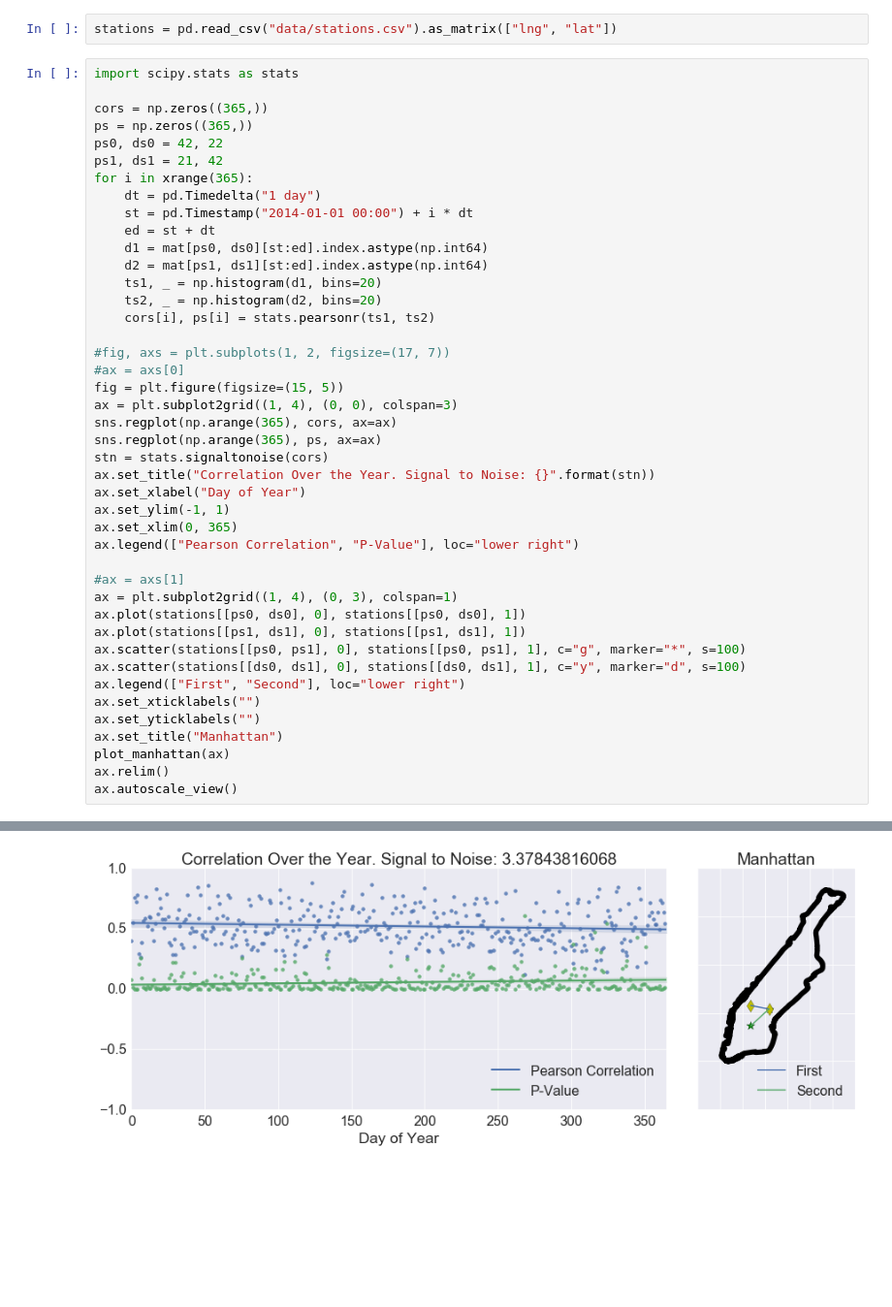
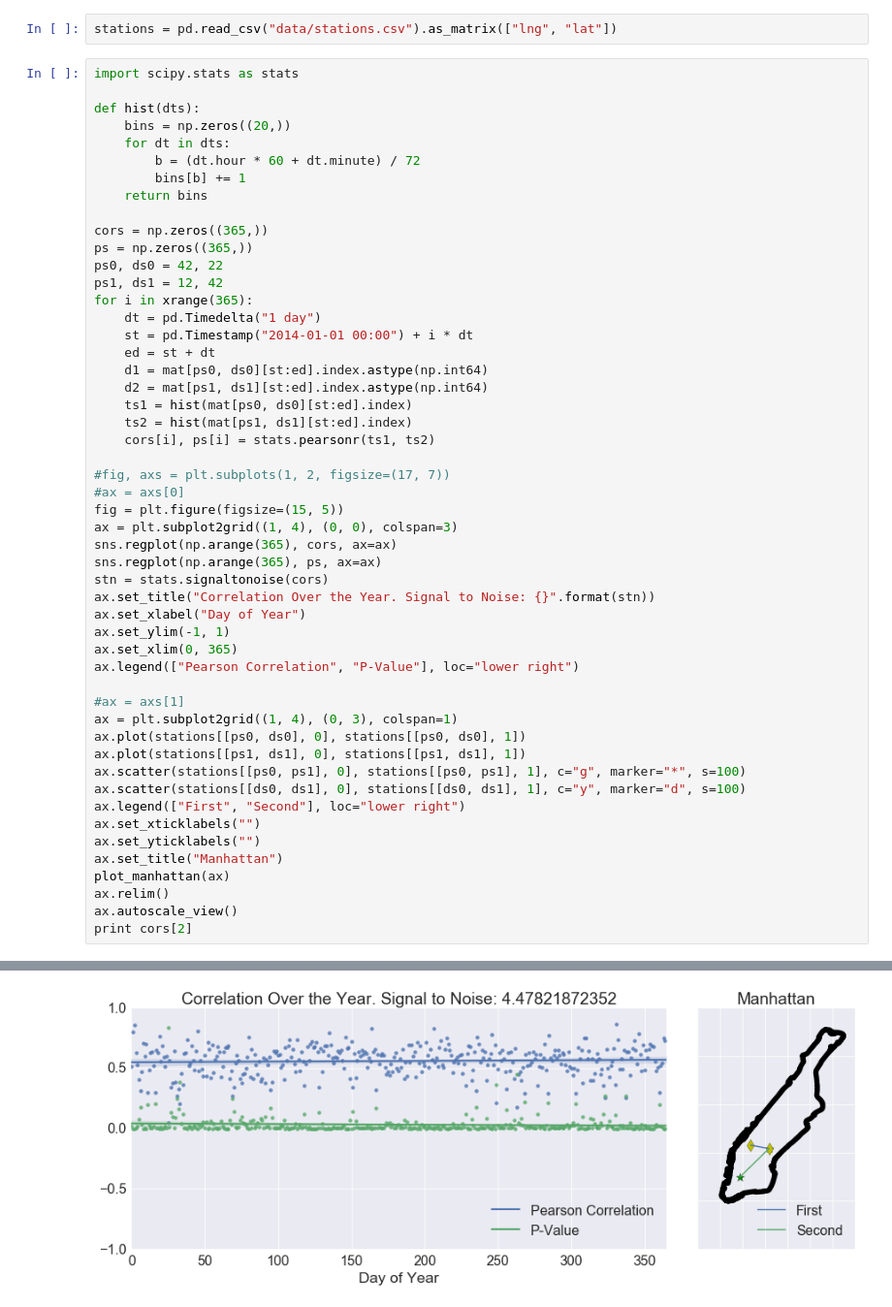
Before and after one commit to a20r/nyc-taxi-analysis, a Jupyter notebook: notebooks/ts-learning.ipynb, the cells around one changed output, grey strips where cells are left out. Shown at 97% size. Cells and saved outputs as stored; diff of their text form; blank space fills up the shorter version.

```diff
--- a/notebooks/ts-learning.ipynb
+++ b/notebooks/ts-learning.ipynb
@@ -81,19 +81,26 @@ coeffs = compute_coeffs(mat)
 stations = pd.read_csv("data/stations.csv").as_matrix(["lng", "lat"])
 # %%
 import scipy.stats as stats
+
+def hist(dts):
+    bins = np.zeros((20,))
+    for dt in dts:
+        b = (dt.hour * 60 + dt.minute) / 72
+        bins[b] += 1
+    return bins
 
 cors = np.zeros((365,))
 ps = np.zeros((365,))
 ps0, ds0 = 42, 22
-ps1, ds1 = 21, 42
+ps1, ds1 = 12, 42
 for i in xrange(365):
     dt = pd.Timedelta("1 day")
     st = pd.Timestamp("2014-01-01 00:00") + i * dt
     ed = st + dt
     d1 = mat[ps0, ds0][st:ed].index.astype(np.int64)
     d2 = mat[ps1, ds1][st:ed].index.astype(np.int64)
-    ts1, _ = np.histogram(d1, bins=20)
-    ts2, _ = np.histogram(d2, bins=20)
+    ts1 = hist(mat[ps0, ds0][st:ed].index)
+    ts2 = hist(mat[ps1, ds1][st:ed].index)
     cors[i], ps[i] = stats.pearsonr(ts1, ts2)
 
 #fig, axs = plt.subplots(1, 2, figsize=(17, 7))
@@ -122,4 +129,5 @@ ax.set_title("Manhattan")
 plot_manhattan(ax)
 ax.relim()
 ax.autoscale_view()
+print cors[2]
 # %% [output]
@@ -126 +135 @@ ax.autoscale_view()
-[figure, old version]
+[figure, new version]
```
Also changed, not shown: parts of 1 cell of this notebook, 2 other files.
